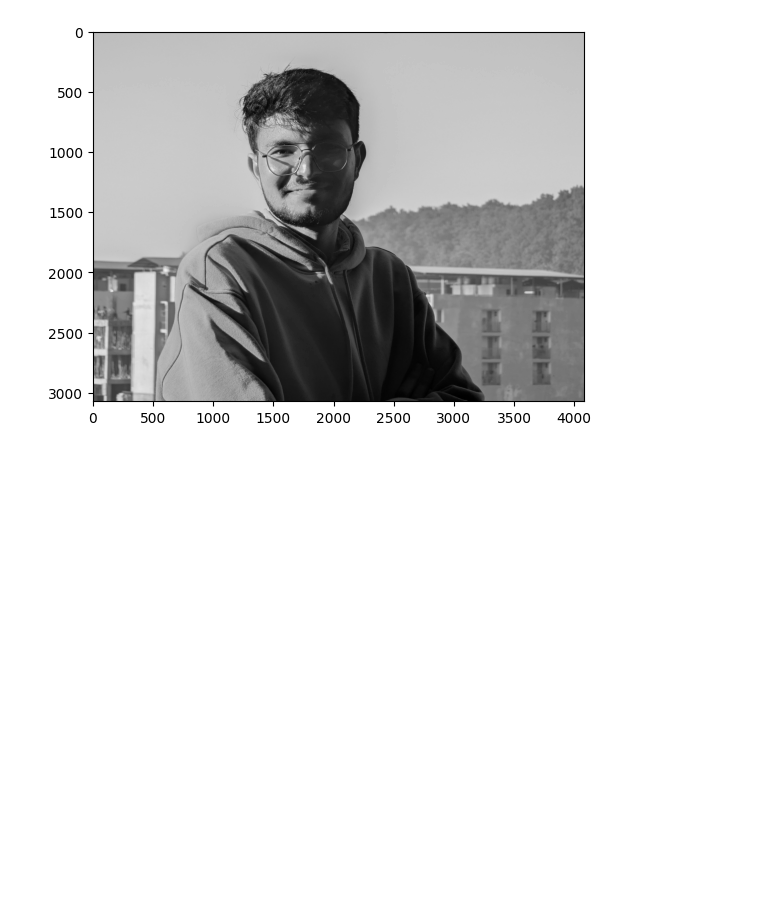
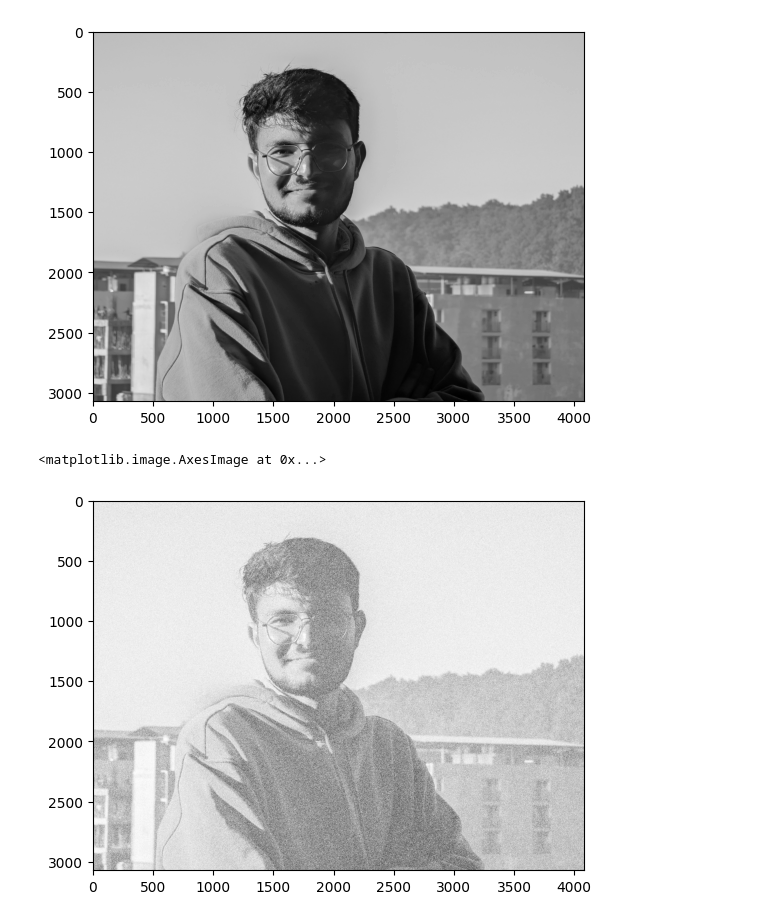
Before and after one commit to DeMoN-7/Pattern-Recognition, a Jupyter notebook: contrast.ipynb, the cells around one changed output. Saved outputs shown, nothing was run; the diff lists cells and outputs as text; code cells hidden in the pictures; blank space fills up the shorter version.

```diff
--- a/contrast.ipynb
+++ b/contrast.ipynb
@@ -28,3 +28,11 @@ plt.imshow(stretched,cmap='gray')
 # %% [output]
 <matplotlib.image.AxesImage at 0x...>
 [figure]
+# %%
+noise = np.random.normal(0, 25, img.shape).astype(np.uint8)  # Generate noise
+noisy_image = cv2.add(img, noise)
+# %%
+plt.imshow(noisy_image,cmap='gray')
+# %% [output]
+<matplotlib.image.AxesImage at 0x...>
+[figure, added]
```
